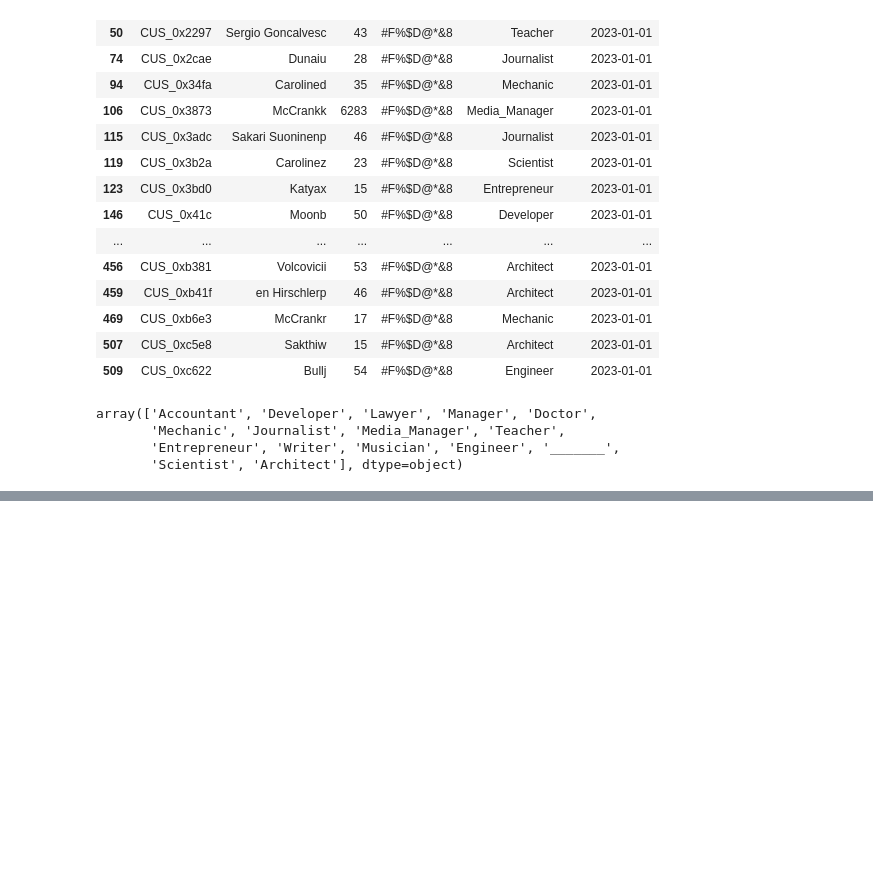
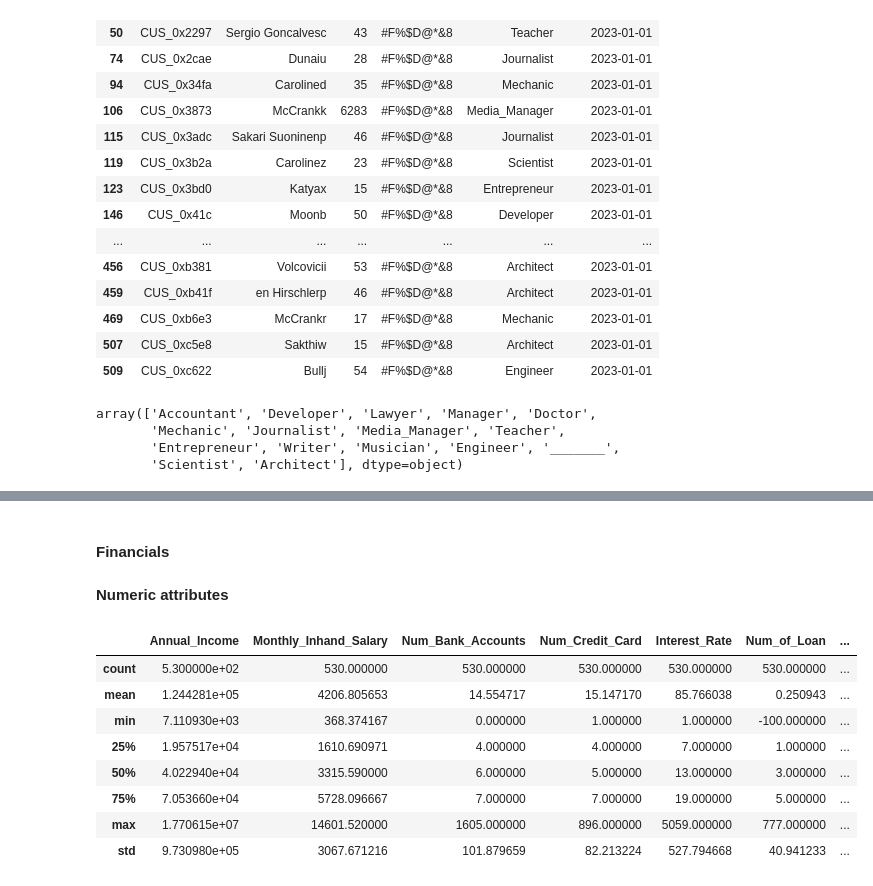
Before and after one commit to Jenpoer/creditkarma, a Jupyter notebook: eda.ipynb, the cells around one changed output, grey strips where cells are left out. Cells and saved outputs as stored; diff of their text form; code cells hidden in the pictures; blank space fills up the shorter version.

```diff
--- a/eda.ipynb
+++ b/eda.ipynb
@@ -315,0 +382,16 @@ array(['Accountant', 'Developer', 'Lawyer', 'Manager', 'Doctor',
+# %% [markdown]
+#### Financials
+# %% [markdown]
+**Numeric attributes**
+# %%
+df_financials.describe()
+# %% [output]
+|  | Annual_Income | Monthly_Inhand_Salary | Num_Bank_Accounts | Num_Credit_Card | Interest_Rate | Num_of_Loan | ... |
+| count | 5.300000e+02 | 530.000000 | 530.000000 | 530.000000 | 530.000000 | 530.000000 | ... |
+| mean | 1.244281e+05 | 4206.805653 | 14.554717 | 15.147170 | 85.766038 | 0.250943 | ... |
+| min | 7.110930e+03 | 368.374167 | 0.000000 | 1.000000 | 1.000000 | -100.000000 | ... |
+| 25% | 1.957517e+04 | 1610.690971 | 4.000000 | 4.000000 | 7.000000 | 1.000000 | ... |
+| 50% | 4.022940e+04 | 3315.590000 | 6.000000 | 5.000000 | 13.000000 | 3.000000 | ... |
+| 75% | 7.053660e+04 | 5728.096667 | 7.000000 | 7.000000 | 19.000000 | 5.000000 | ... |
+| max | 1.770615e+07 | 14601.520000 | 1605.000000 | 896.000000 | 5059.000000 | 777.000000 | ... |
+| std | 9.730980e+05 | 3067.671216 | 101.879659 | 82.213224 | 527.794668 | 40.941233 | ... |
```
Also changed, not shown: parts of 55 cells of this notebook.
